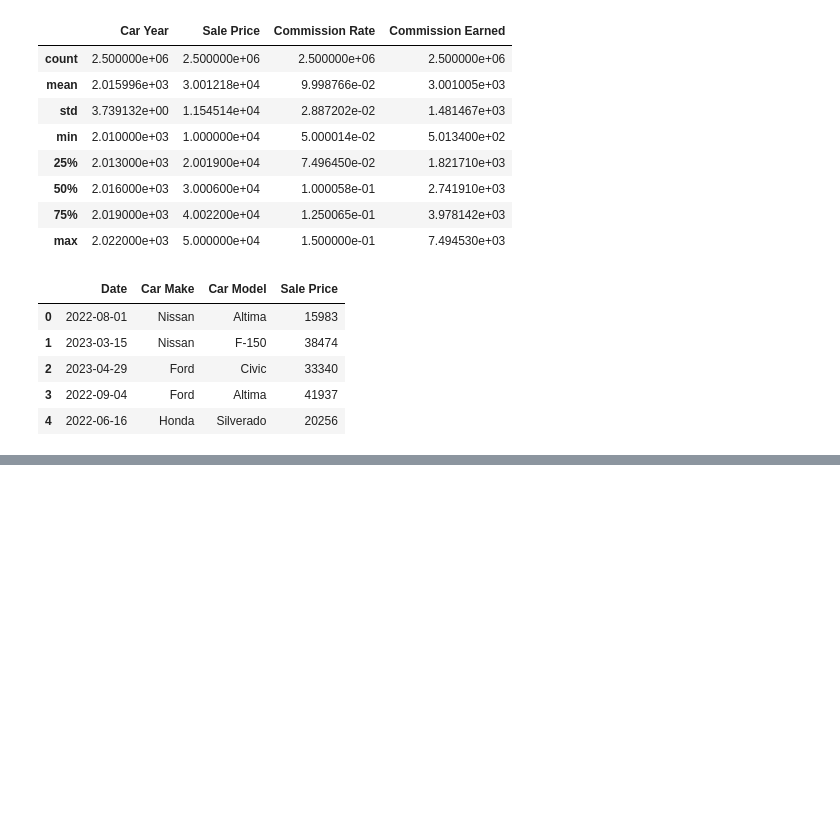
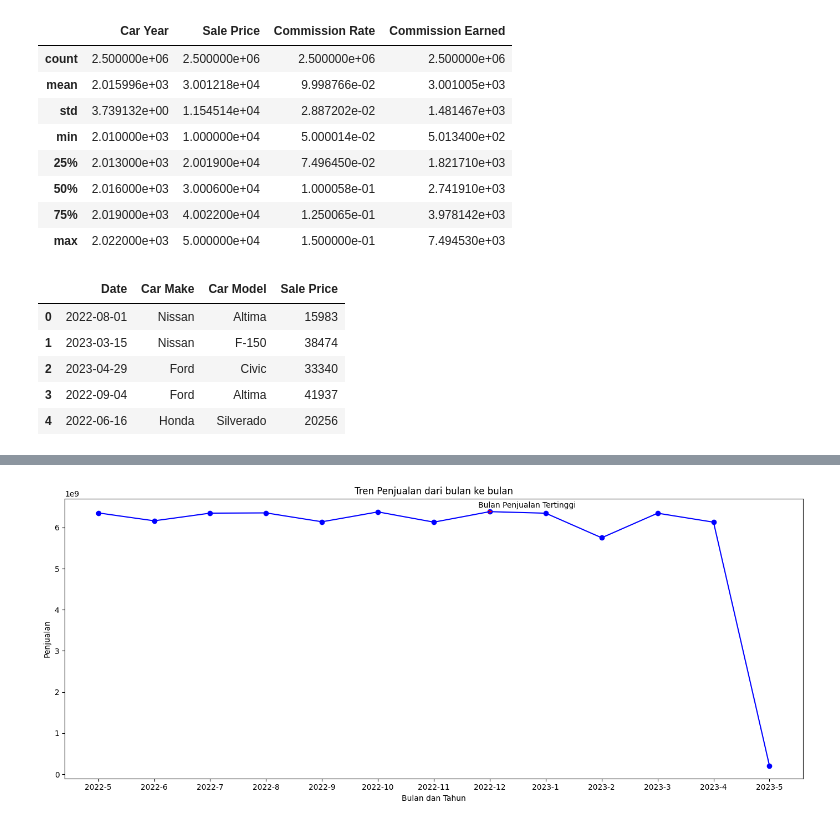
Before and after one commit to agusrusmawan/ITTS-DS, a Jupyter notebook: ITTS_DS_(Final_Assignment).ipynb, the cells around one changed output, grey strips where cells are left out. Saved outputs shown, nothing was run; the diff lists cells and outputs as text; code cells hidden in the pictures; blank space fills up the shorter version.

```diff
--- a/ITTS_DS_(Final_Assignment).ipynb
+++ b/ITTS_DS_(Final_Assignment).ipynb
@@ -114,0 +127,13 @@ df.head()
+# %%
+#extracting month dari Date
+df['Month'] =df['Date'].dt.month
+# %%
+#extracting year dari Date
+df['Year'] =df['Date'].dt.year
+# %%
+# Bulan Penjualan Terbanyak
+
+df['Month'] = df['Date'].dt.month
+monthly_sales = df.groupby(['Month', 'Year'])['Sale Price'].sum()
+max_sales_month = monthly_sales.idxmax()
+print(f"Bulan dengan penjualan terbanyak adalah {max_sales_month}")
@@ -114,0 +142,5 @@ df.head()
+# %%
+## memeriksa total penjualan per bulan
+monthly_sales_2022_2023 = df.groupby(['Year', 'Month'])['Sale Price'].sum()
+sort = monthly_sales_2022_2023.groupby('Year').apply(lambda x: x.sort_values(ascending=False))
+sort
@@ -114,0 +163,18 @@ df.head()
+# %%
+months_years = [(f"{year}-{month}", monthly_sales_2022_2023[(year, month)]) for year, month in sorted(monthly_sales_2022_2023.keys())]
+plt.figure(figsize=(14, 6))
+plt.plot(*zip(*months_years), marker='o', linestyle='-', color='blue')
+plt.title('Tren Penjualan dari bulan ke bulan')
+plt.xlabel('Bulan dan Tahun')
+plt.ylabel('Penjualan')
+plt.xticks(rotation=0)
+
+# Highlighting December as the highest sales month
+max_sales_month = max(months_years, key=lambda x: x[1])
+plt.annotate( 'Bulan Penjualan Tertinggi',xy=max_sales_month, xytext=(-15, 5), textcoords='offset points',
+             arrowprops=dict(arrowstyle='<-', color='red'))
+
+plt.tight_layout()
+plt.show()
+# %% [output]
+[figure, added]
```
Also changed, not shown: parts of 11 cells of this notebook.
